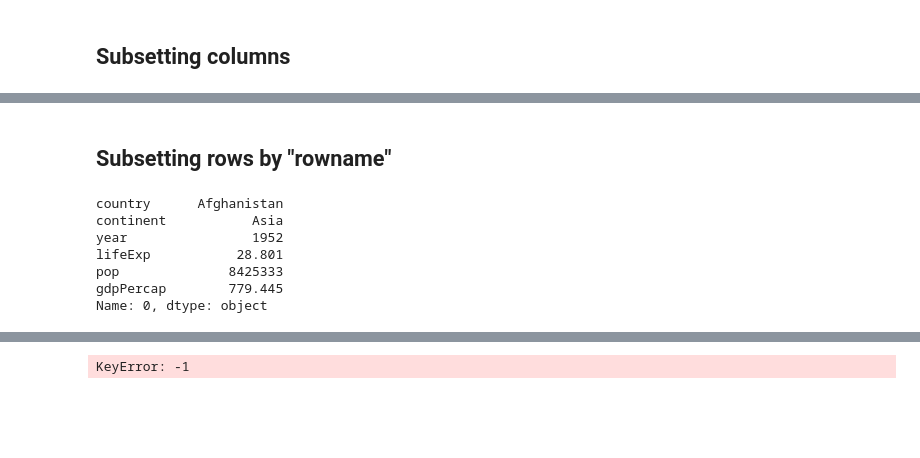
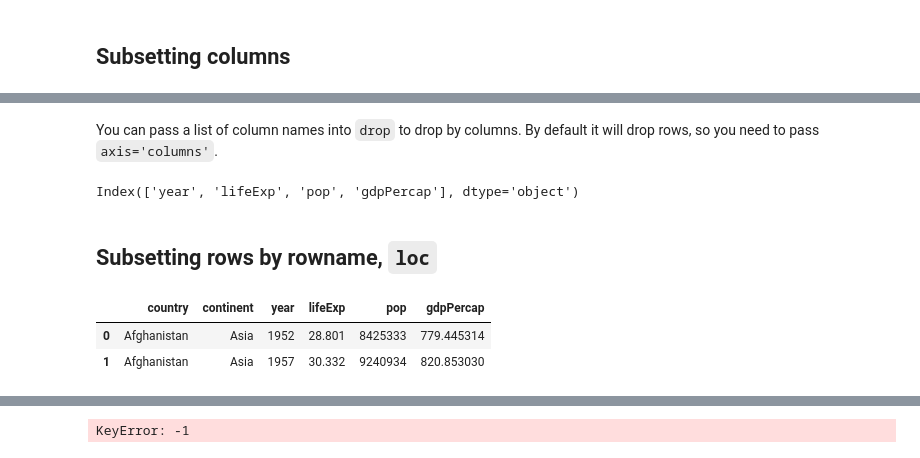
Before and after one commit to chendaniely/ncb-2019-python, a Jupyter notebook: talk/talk.ipynb, the cells around one changed output, grey strips where cells are left out. Cells and saved outputs as stored; diff of their text form; code cells hidden in the pictures; blank space fills up the shorter version.

```diff
--- a/notes/talk.ipynb
+++ b/talk/talk.ipynb
@@ -251,0 +268,8 @@ df = df.drop(['continent', 'country'], axis='columns')
+# %% [markdown]
+You can pass a list of column names into `drop` to drop by columns.
+By default it will drop rows, so you need to pass `axis='columns'`.
+# %%
+df = df.drop(['continent', 'country'], axis='columns')
+df.columns
+# %% [output]
+Index(['year', 'lifeExp', 'pop', 'gdpPercap'], dtype='object')
@@ -252,15 +279,8 @@ df = df.drop(['continent', 'country'], axis='columns')
 # %% [markdown]
-## Subsetting rows by "rowname"
+## Subsetting rows by rowname, `loc`
-# %%
-# just to reset the data back
-df = pd.read_csv('../data/gapminder.tsv', sep='\t')
-
-df.loc[0]
-# %% [output]
-country      Afghanistan
-continent           Asia
-year                1952
-lifeExp           28.801
-pop              8425333
-gdpPercap        779.445
-Name: 0, dtype: object
+# %%
+df.head(2)
+# %% [output]
+|  | country | continent | year | lifeExp | pop | gdpPercap |
+| 0 | Afghanistan | Asia | 1952 | 28.801 | 8425333 | 779.445314 |
+| 1 | Afghanistan | Asia | 1957 | 30.332 | 9240934 | 820.853030 |
```
Also changed, not shown: parts of 130 cells of this notebook.
